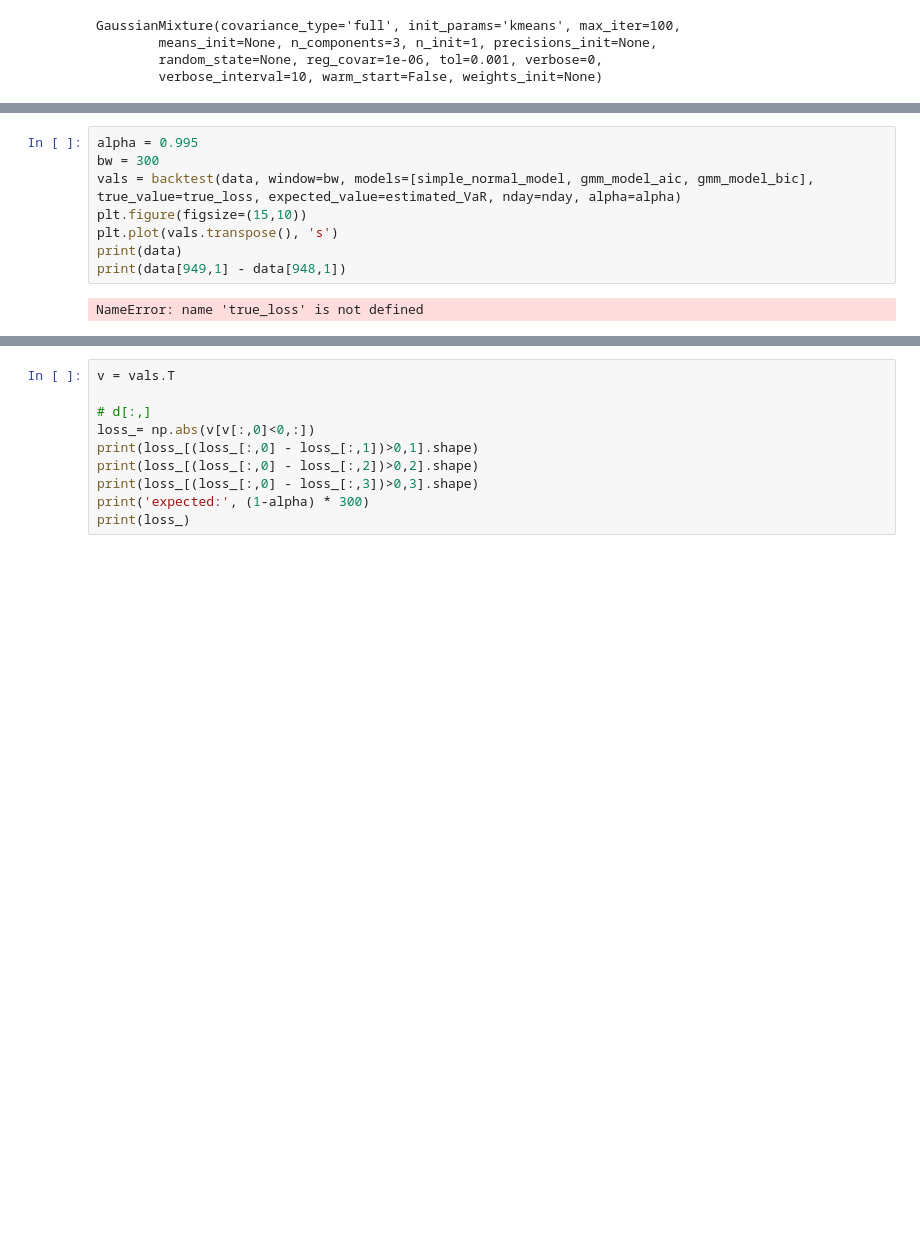
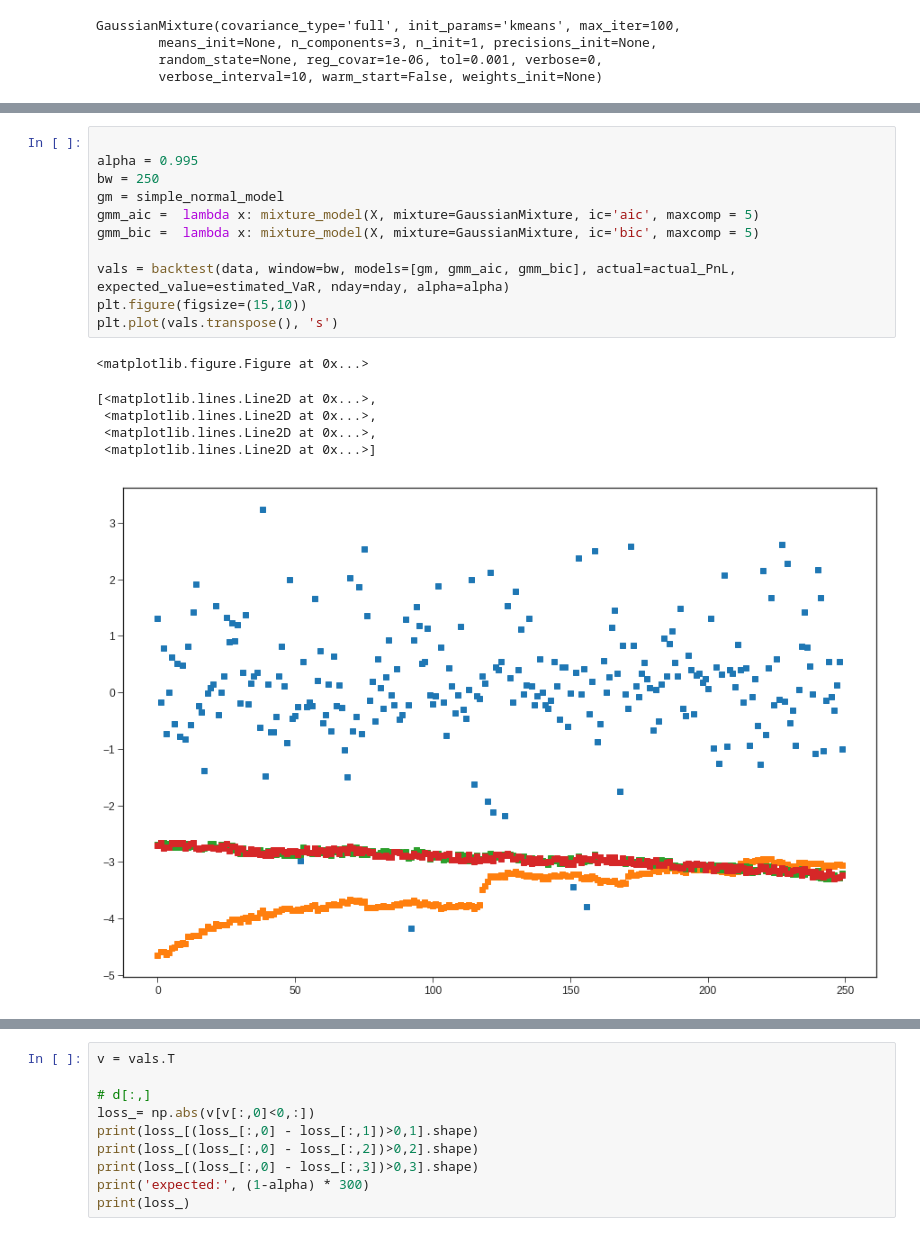
Before and after one commit to batua/quanto, a Jupyter notebook: notebooks/mlexamples/mixture_models/value_at_risk/var_gmm.ipynb, the cells around one changed output, grey strips where cells are left out. Drawn from its saved outputs; the diff is of its cells as text; blank space fills up the shorter version.

```diff
--- a/notebooks/mlexamples/mixture_models/value_at_risk/var_gmm.ipynb
+++ b/notebooks/mlexamples/mixture_models/value_at_risk/var_gmm.ipynb
@@ -238,15 +230,23 @@ def backtest(data, window, models, nday, true_value, expected_value,  **kwarg):
 
 # backtesting - end
 # %%
+
 alpha = 0.995
-bw = 300
-vals = backtest(data, window=bw, models=[simple_normal_model, gmm_model_aic, gmm_model_bic], true_value=true_loss, expected_value=estimated_VaR, nday=nday, alpha=alpha)
+bw = 250
+gm = simple_normal_model
+gmm_aic =  lambda x: mixture_model(X, mixture=GaussianMixture, ic='aic', maxcomp = 5)
+gmm_bic =  lambda x: mixture_model(X, mixture=GaussianMixture, ic='bic', maxcomp = 5)
+
+vals = backtest(data, window=bw, models=[gm, gmm_aic, gmm_bic], actual=actual_PnL, expected_value=estimated_VaR, nday=nday, alpha=alpha)
 plt.figure(figsize=(15,10))
 plt.plot(vals.transpose(), 's')
-print(data)
-print(data[949,1] - data[948,1])
 # %% [output]
-NameError: name 'true_loss' is not defined
+<matplotlib.figure.Figure at 0x...>
+[<matplotlib.lines.Line2D at 0x...>,
+ <matplotlib.lines.Line2D at 0x...>,
+ <matplotlib.lines.Line2D at 0x...>,
+ <matplotlib.lines.Line2D at 0x...>]
+[figure, added]
 # %%
 plt.figure(figsize=(15,10))
 plt.plot(vals.transpose())
```
Also changed, not shown: parts of 16 cells of this notebook.
